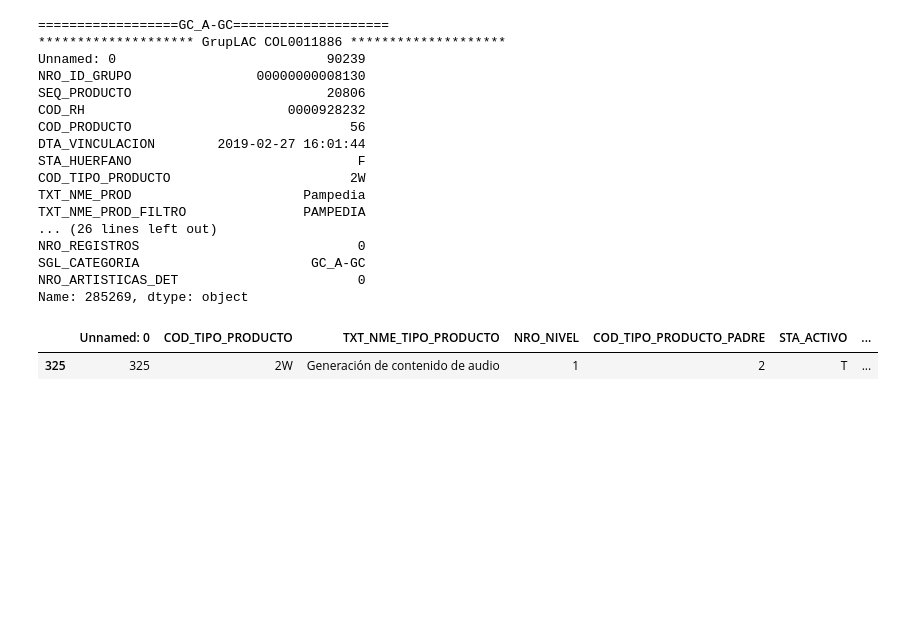
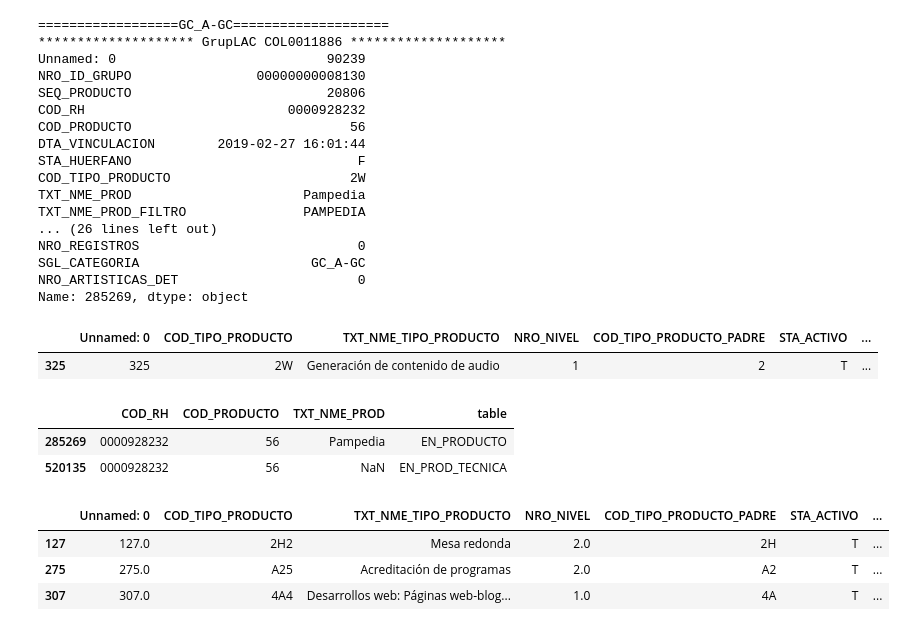
Before and after one commit to colav-playground/scienti, a Jupyter notebook: Scienti_UDEA.ipynb, the cells around one changed output. Saved outputs shown, nothing was run; the diff lists cells and outputs as text; code cells hidden in the pictures; blank space fills up the shorter version.

```diff
--- a/Scienti_UDEA.ipynb
+++ b/Scienti_UDEA.ipynb
@@ -537,3 +699,18 @@ tp[tp['COD_TIPO_PRODUCTO'].str.contains('^2W')]
 # %% [output]
 |  | Unnamed: 0 | COD_TIPO_PRODUCTO | TXT_NME_TIPO_PRODUCTO | NRO_NIVEL | COD_TIPO_PRODUCTO_PADRE | STA_ACTIVO | ... |
 | 325 | 325 | 2W | Generación de contenido de audio | 1 | 2 | T | ... |
+# %%
+kk=df[( (df['COD_RH']==gc_gr['COD_RH']) & (df['COD_PRODUCTO']==gc_gr['COD_PRODUCTO']) )][
+    ['COD_RH','COD_PRODUCTO','TXT_NME_PROD','table']]
+kk
+# %% [output]
+|  | COD_RH | COD_PRODUCTO | TXT_NME_PROD | table |
+| 285269 | 0000928232 | 56 | Pampedia | EN_PRODUCTO |
+| 520135 | 0000928232 | 56 | NaN | EN_PROD_TECNICA |
+# %%
+tp[tp['TXT_NME_TIPO_PRODUCTO'].str.lower().str.contains('')]
+# %% [output]
+|  | Unnamed: 0 | COD_TIPO_PRODUCTO | TXT_NME_TIPO_PRODUCTO | NRO_NIVEL | COD_TIPO_PRODUCTO_PADRE | STA_ACTIVO | ... |
+| 127 | 127.0 | 2H2 | Mesa redonda | 2.0 | 2H | T | ... |
+| 275 | 275.0 | A25 | Acreditación de programas | 2.0 | A2 | T | ... |
+| 307 | 307.0 | 4A4 | Desarrollos web: Páginas web-blog... | 1.0 | 4A | T | ... |
```
Also changed, not shown: parts of 54 cells of this notebook, 1 other file.
